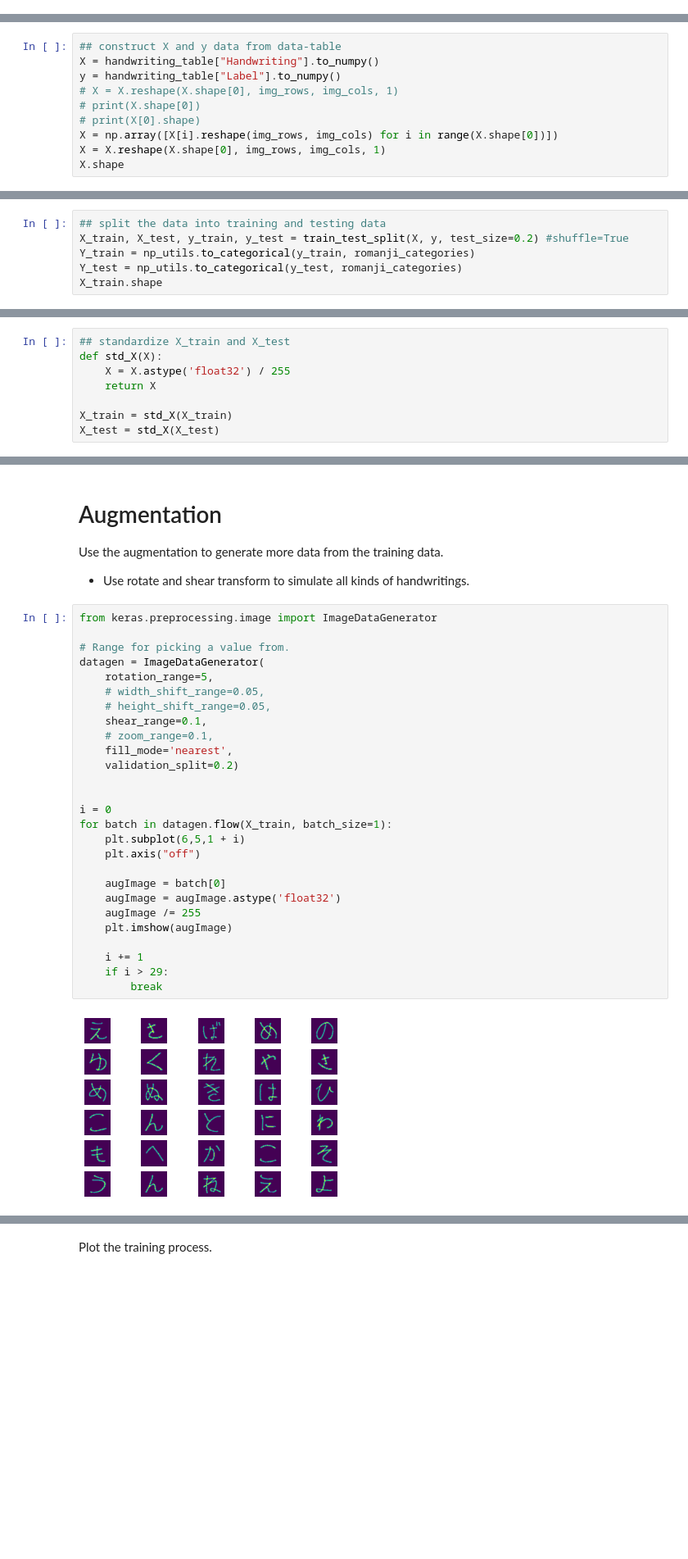
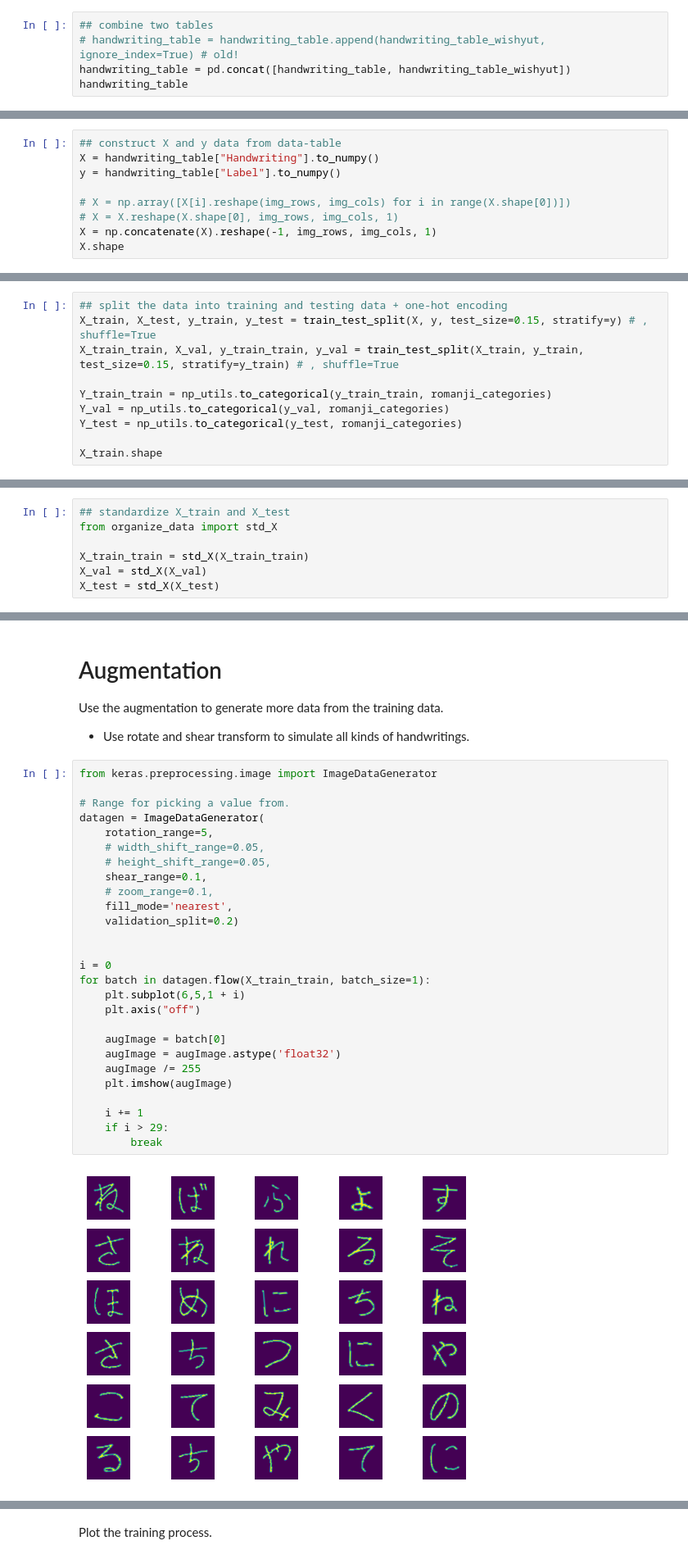
Before and after one commit to tim840818/nihongo_recognition, a Jupyter notebook: hiragana_recognition.ipynb, the cells around one changed output, grey strips where cells are left out. Shown: that part at 82% size. Drawn from its saved outputs; the diff is of its cells as text; blank space fills up the shorter version.

Commit message:
add stratified, cross validation, pack funcs into py files

```diff
--- a/hiragana_recognition.ipynb
+++ b/hiragana_recognition.ipynb
@@ -142,0 +93,5 @@ handwriting_table.loc[handwriting_table["Romanji"] == "ti", "Romanji"] = "chi"
+# %%
+## combine two tables
+# handwriting_table = handwriting_table.append(handwriting_table_wishyut, ignore_index=True) # old!
+handwriting_table = pd.concat([handwriting_table, handwriting_table_wishyut])
+handwriting_table
@@ -180,18 +135,21 @@ handwriting_table
 ## construct X and y data from data-table
 X = handwriting_table["Handwriting"].to_numpy()
 y = handwriting_table["Label"].to_numpy()
+
+# X = np.array([X[i].reshape(img_rows, img_cols) for i in range(X.shape[0])])
 # X = X.reshape(X.shape[0], img_rows, img_cols, 1)
-# print(X.shape[0])
-# print(X[0].shape)
-X = np.array([X[i].reshape(img_rows, img_cols) for i in range(X.shape[0])])
-X = X.reshape(X.shape[0], img_rows, img_cols, 1)
+X = np.concatenate(X).reshape(-1, img_rows, img_cols, 1)
 X.shape
 # %% [output]
 (1405, 84, 84, 1)
 # %%
-## split the data into training and testing data
-X_train, X_test, y_train, y_test = train_test_split(X, y, test_size=0.2) #shuffle=True
-Y_train = np_utils.to_categorical(y_train, romanji_categories)
+## split the data into training and testing data + one-hot encoding
+X_train, X_test, y_train, y_test = train_test_split(X, y, test_size=0.15, stratify=y) # , shuffle=True
+X_train_train, X_val, y_train_train, y_val = train_test_split(X_train, y_train, test_size=0.15, stratify=y_train) # , shuffle=True
+
+Y_train_train = np_utils.to_categorical(y_train_train, romanji_categories)
+Y_val = np_utils.to_categorical(y_val, romanji_categories)
 Y_test = np_utils.to_categorical(y_test, romanji_categories)
+
 X_train.shape
 # %% [output]
@@ -201,11 +159,10 @@ X_train.shape
 standardize the strength of each pixel from 0-255 to 0-1
 # %%
 ## standardize X_train and X_test
-def std_X(X):
-    X = X.astype('float32') / 255
-    return X
+from organize_data import std_X
 
-X_train = std_X(X_train)
+X_train_train = std_X(X_train_train)
+X_val = std_X(X_val)
 X_test = std_X(X_test)
 # %% [markdown]
 # CNN Model
@@ -260,32 +205,32 @@ Use the augmentation to generate more data from the training data.
 # %%
 from keras.preprocessing.image import ImageDataGenerator
 
 # Range for picking a value from.
 datagen = ImageDataGenerator(
     rotation_range=5,
     # width_shift_range=0.05,
     # height_shift_range=0.05,
     shear_range=0.1,
     # zoom_range=0.1,
     fill_mode='nearest',
     validation_split=0.2)
 
 
 i = 0
-for batch in datagen.flow(X_train, batch_size=1):
+for batch in datagen.flow(X_train_train, batch_size=1):
     plt.subplot(6,5,1 + i)
     plt.axis("off")
 
     augImage = batch[0]
     augImage = augImage.astype('float32')
     augImage /= 255
     plt.imshow(augImage)
 
     i += 1
     if i > 29:
         break
 # %% [output]
-[figure, old version]
+[figure, new version]
 # %%
 ## train the model wuth data (including augmentaion datagen)
 batch_size = 256  #128
```
Also changed, not shown: parts of 40 cells of this notebook, 5 other files.
